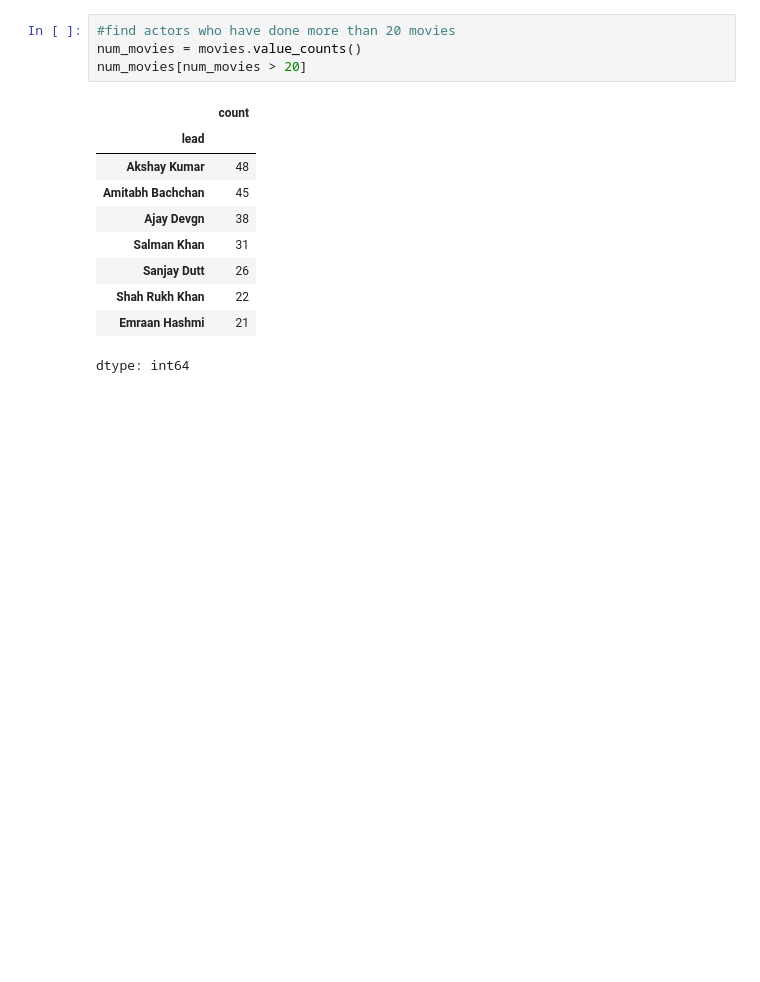
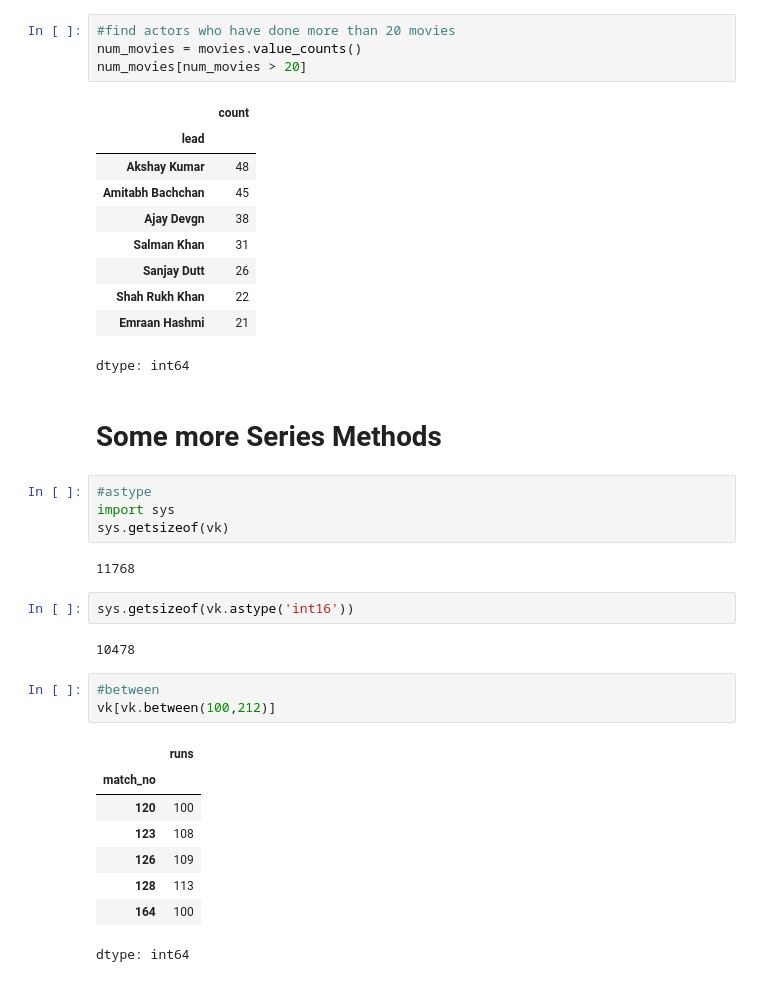
Before and after one commit to Ziyan-spec/Pandas-Notes, a Jupyter notebook: Pandas_Series.ipynb, the cells around one changed output. Drawn from its saved outputs; the diff is of its cells as text; blank space fills up the shorter version.

```diff
--- a/Pandas_Series.ipynb
+++ b/Pandas_Series.ipynb
@@ -719,3 +719,27 @@ num_movies[num_movies > 20]
 | Shah Rukh Khan | 22 |
 | Emraan Hashmi | 21 |
 dtype: int64
+# %% [markdown]
+# **Some more Series Methods**
+# %%
+#astype
+import sys
+sys.getsizeof(vk)
+# %% [output]
+11768
+# %%
+sys.getsizeof(vk.astype('int16'))
+# %% [output]
+10478
+# %%
+#between
+vk[vk.between(100,212)]
+# %% [output]
+|  | runs |
+| match_no |  |
+| 120 | 100 |
+| 123 | 108 |
+| 126 | 109 |
+| 128 | 113 |
+| 164 | 100 |
+dtype: int64
```
Also changed, not shown: parts of 3 cells of this notebook.
